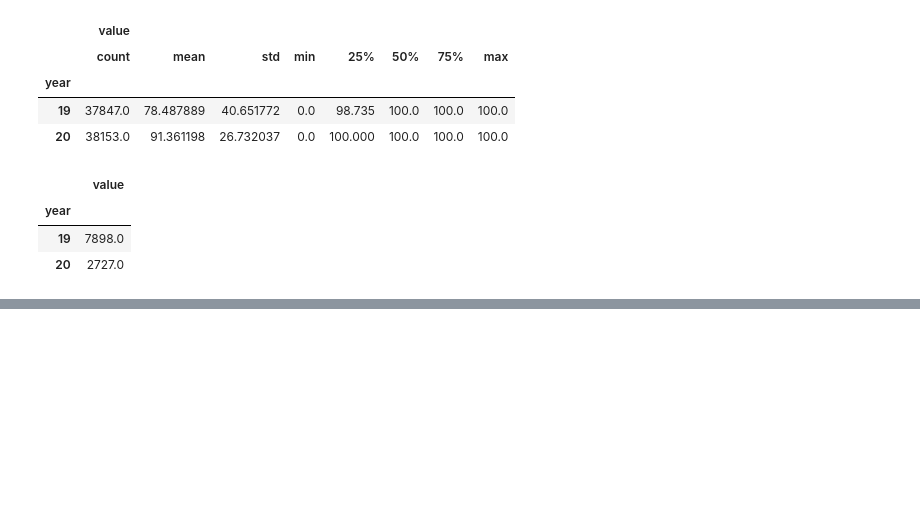
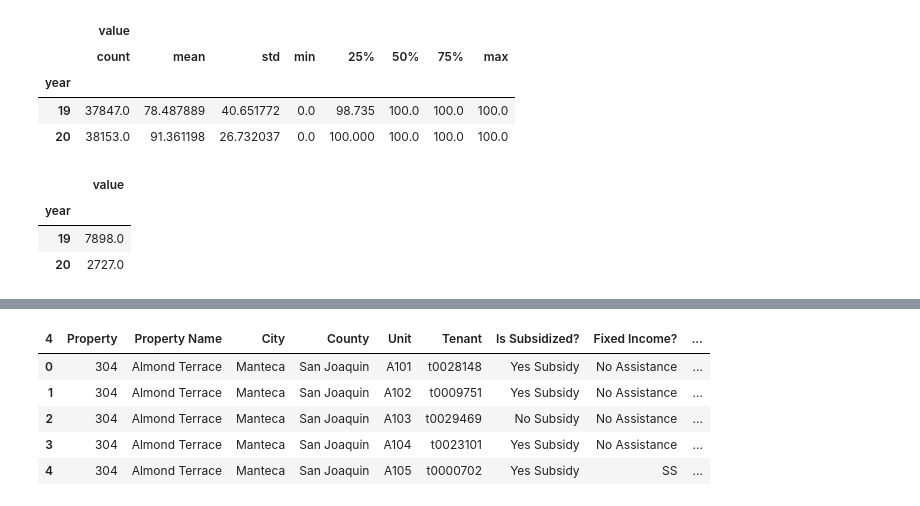
Before and after one commit to qunderriner/eden_rent_roll, a Jupyter notebook: eden_data_merge_analysis.ipynb, the cells around one changed output, grey strips where cells are left out. Cells and saved outputs as stored; diff of their text form; code cells hidden in the pictures; blank space fills up the shorter version.

```diff
--- a/eden_data_merge_analysis.ipynb
+++ b/eden_data_merge_analysis.ipynb
@@ -183,0 +316,5 @@ if i can order the dates up right could make a nice line chart
+# %%
+df_rent_collected["Fixed Income?"] = df_rent_collected["Fixed Income?"].replace(np.nan, 'No Assistance', regex=True)
+df_rent_collected["Is Subsidized?"] = df_rent_collected["Is Subsidized?"].replace(np.nan, 'No', regex=True)
+df_rent_collected["Is Subsidized?"] = df_rent_collected["Is Subsidized?"] + " " + "Subsidy"
+df_rent_collected["Assistance"] = df_rent_collected["Is Subsidized?"] +" "+ df_rent_collected["Fixed Income?"]
@@ -183,0 +351,9 @@ if i can order the dates up right could make a nice line chart
+# %%
+df_rent_collected.head()
+# %% [output]
+| 4 | Property | Property Name | City | County | Unit | Tenant | Is Subsidized? | Fixed Income? | ... |
+| 0 | 304 | Almond Terrace | Manteca | San Joaquin | A101 | t0028148 | Yes Subsidy | No Assistance | ... |
+| 1 | 304 | Almond Terrace | Manteca | San Joaquin | A102 | t0009751 | Yes Subsidy | No Assistance | ... |
+| 2 | 304 | Almond Terrace | Manteca | San Joaquin | A103 | t0029469 | No Subsidy | No Assistance | ... |
+| 3 | 304 | Almond Terrace | Manteca | San Joaquin | A104 | t0023101 | Yes Subsidy | No Assistance | ... |
+| 4 | 304 | Almond Terrace | Manteca | San Joaquin | A105 | t0000702 | Yes Subsidy | SS | ... |
```
Also changed, not shown: parts of 39 cells of this notebook.
